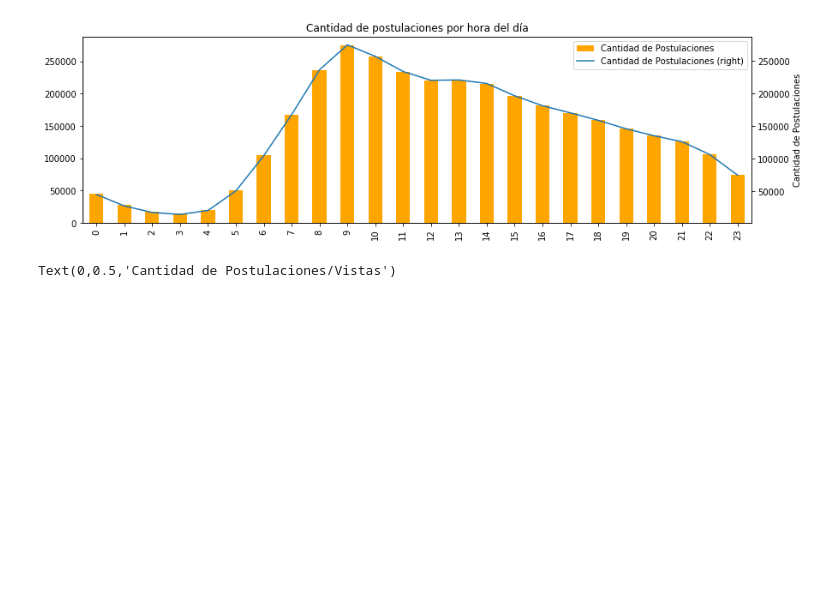
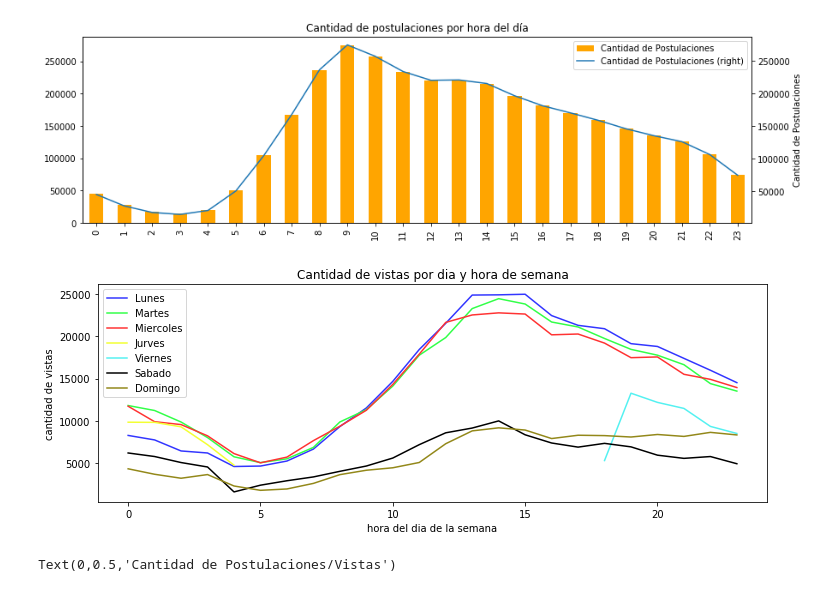
Before and after one commit to PRPablo/dataJobSearches, a Jupyter notebook: exploratoryAnalysis/exploratoryAnalysis.ipynb, the cells around one changed output. Cells and saved outputs as stored; diff of their text form; code cells hidden in the pictures; blank space fills up the shorter version.

```diff
--- a/exploratoryAnalysis/exploratoryAnalysis.ipynb
+++ b/exploratoryAnalysis/exploratoryAnalysis.ipynb
@@ -423,6 +471,52 @@ plt.xlabel('Hora del Dia')
 plt.ylabel('Cantidad de Postulaciones');
 # %% [output]
 [figure]
+# %%
+#cantidad de vistas por dia y hora de semana
+vistas_weekday_hour = vistas_weekday.copy()
+vistas_weekday_hour['hour'] = vistas_weekday_hour['fechavista'].dt.hour
+vistas_weekday_hour = vistas_weekday_hour.loc[:,['idaviso','weekday','hour']]
+
+#separo por dia
+vistas_Monday = vistas_weekday_hour[vistas_weekday_hour.weekday == 'Monday']
+vistas_Tuesday = vistas_weekday_hour[vistas_weekday_hour.weekday == 'Tuesday']
+vistas_Wednesday = vistas_weekday_hour[vistas_weekday_hour.weekday == 'Wednesday']
+vistas_Thursday = vistas_weekday_hour[vistas_weekday_hour.weekday == 'Thursday']
+vistas_Friday = vistas_weekday_hour[vistas_weekday_hour.weekday == 'Friday']
+vistas_Saturday = vistas_weekday_hour[vistas_weekday_hour.weekday == 'Saturday']
+vistas_Sunday = vistas_weekday_hour[vistas_weekday_hour.weekday == 'Sunday']
+
+#agrupo por hora por cada dia con la cantidad de postulaciones
+vistas_Monday = vistas_Monday.groupby('hour', as_index=False)['idaviso'].count()
+vistas_Monday.columns = ['hour', 'Lunes']
+vistas_Tuesday = vistas_Tuesday.groupby('hour', as_index=False)['idaviso'].count()
+vistas_Tuesday.columns = ['hour', 'Martes']
+vistas_Wednesday = vistas_Wednesday.groupby('hour', as_index=False)['idaviso'].count()
+vistas_Wednesday.columns = ['hour', 'Miercoles']
+vistas_Thursday = vistas_Thursday.groupby('hour', as_index=False)['idaviso'].count()
+vistas_Thursday.columns = ['hour', 'Jurves']
+vistas_Friday = vistas_Friday.groupby('hour', as_index=False)['idaviso'].count()
+vistas_Friday.columns = ['hour', 'Viernes']
+vistas_Saturday = vistas_Saturday.groupby('hour', as_index=False)['idaviso'].count()
+vistas_Saturday.columns = ['hour', 'Sabado']
+vistas_Sunday = vistas_Sunday.groupby('hour', as_index=False)['idaviso'].count()
+vistas_Sunday.columns = ['hour', 'Domingo']
+
+#junto los dias
+vistas_weekday_hour = pd.merge(vistas_Monday, vistas_Tuesday, on='hour', how="left")
+vistas_weekday_hour = pd.merge(vistas_weekday_hour, vistas_Wednesday, on='hour', how="left")
+vistas_weekday_hour = pd.merge(vistas_weekday_hour, vistas_Thursday, on='hour', how="left")
+vistas_weekday_hour = pd.merge(vistas_weekday_hour, vistas_Friday, on='hour', how="left")
+vistas_weekday_hour = pd.merge(vistas_weekday_hour, vistas_Saturday, on='hour', how="left")
+vistas_weekday_hour = pd.merge(vistas_weekday_hour, vistas_Sunday, on='hour', how="left")
+
+vistas_weekday_hour.plot(x='hour', title="Cantidad de vistas por dia y hora de semana", figsize=(12,4),
+            color=['#3336FF','#33FF49','#FF3333','#F3FF33','#55F1F1','#000000','#93881A'])
+plt.xlabel('hora del dia de la semana')
+plt.ylabel('cantidad de vistas')
+plt.show()
+# %% [output]
+[figure, added]
 # %%
 div = 1
 
```
Also changed, not shown: parts of 3 cells of this notebook.
